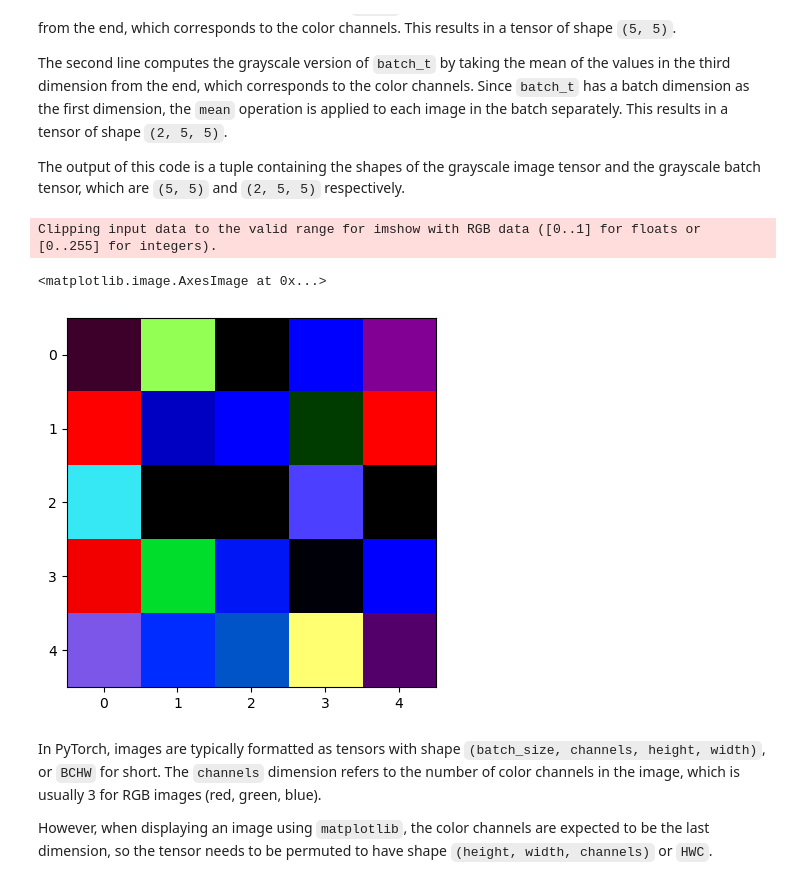
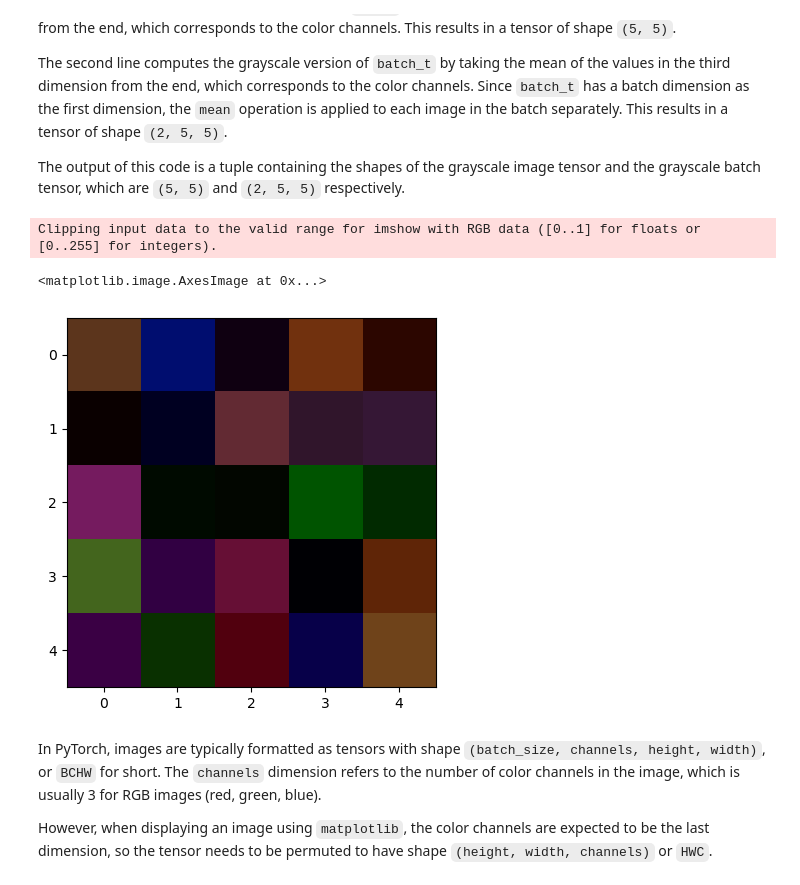
Before and after one commit to Nordiniv/Deep-Learning-with-PyTorch, a Jupyter notebook: Chapter3.ipynb, the cells around one changed output. Cells and saved outputs as stored; diff of their text form; code cells hidden in the pictures.

```diff
--- a/Chapter3.ipynb
+++ b/Chapter3.ipynb
@@ -1,6 +1,7 @@
 # %%
 import torch
-img_t = torch.randn(3, 5, 5)    #<-- creates a tensor of the given size with values from a noramlly distributed random variable
+img_t = torch.abs(torch.randn((3, 5, 5)))    #<-- creates a tensor of the given size with values from a noramlly distributed random variable
+img_t /= torch.max(torch.abs(img_t))/255
 weights = torch.tensor([0.2126, 0.7152, 0.0722])    #<-- weights to transform colors into grayscale
 # %% [markdown]
 This code imports the PyTorch library and creates a 3-dimensional tensor `img_t` of size `(3, 5, 5)` with values drawn from a normal distribution using `torch.randn()`.
@@ -32,14 +33,14 @@ The second line computes the grayscale version of `batch_t` by taking the mean o
 
 The output of this code is a tuple containing the shapes of the grayscale image tensor and the grayscale batch tensor, which are `(5, 5)` and `(2, 5, 5)` respectively.
 # %%
-#imshow img_t in rgb
 import matplotlib.pyplot as plt
-plt.imshow(img_t.permute(1, 2, 0))  #<-- permute the dimensions of the tensor, so that the colors dimension is the last one
-                                    #    so that imshow can plot it
+import numpy as np
+plt.imshow(img_t.permute(1, 2, 0).reshape(5, 5, 3).numpy().astype(np.int8))  #<-- permute the dimensions of the tensor, so that the colors dimension is the last one
+                                                                             #    so that imshow can plot it
 # %% [output]
 Clipping input data to the valid range for imshow with RGB data ([0..1] for floats or [0..255] for integers).
 <matplotlib.image.AxesImage at 0x...>
-[figure, old version]
+[figure, new version]
 # %% [markdown]
 In PyTorch, images are typically formatted as tensors with shape `(batch_size, channels, height, width)`, or `BCHW` for short. The `channels` dimension refers to the number of color channels in the image, which is usually 3 for RGB images (red, green, blue).
 
```
Also changed, not shown: parts of 15 cells of this notebook.
